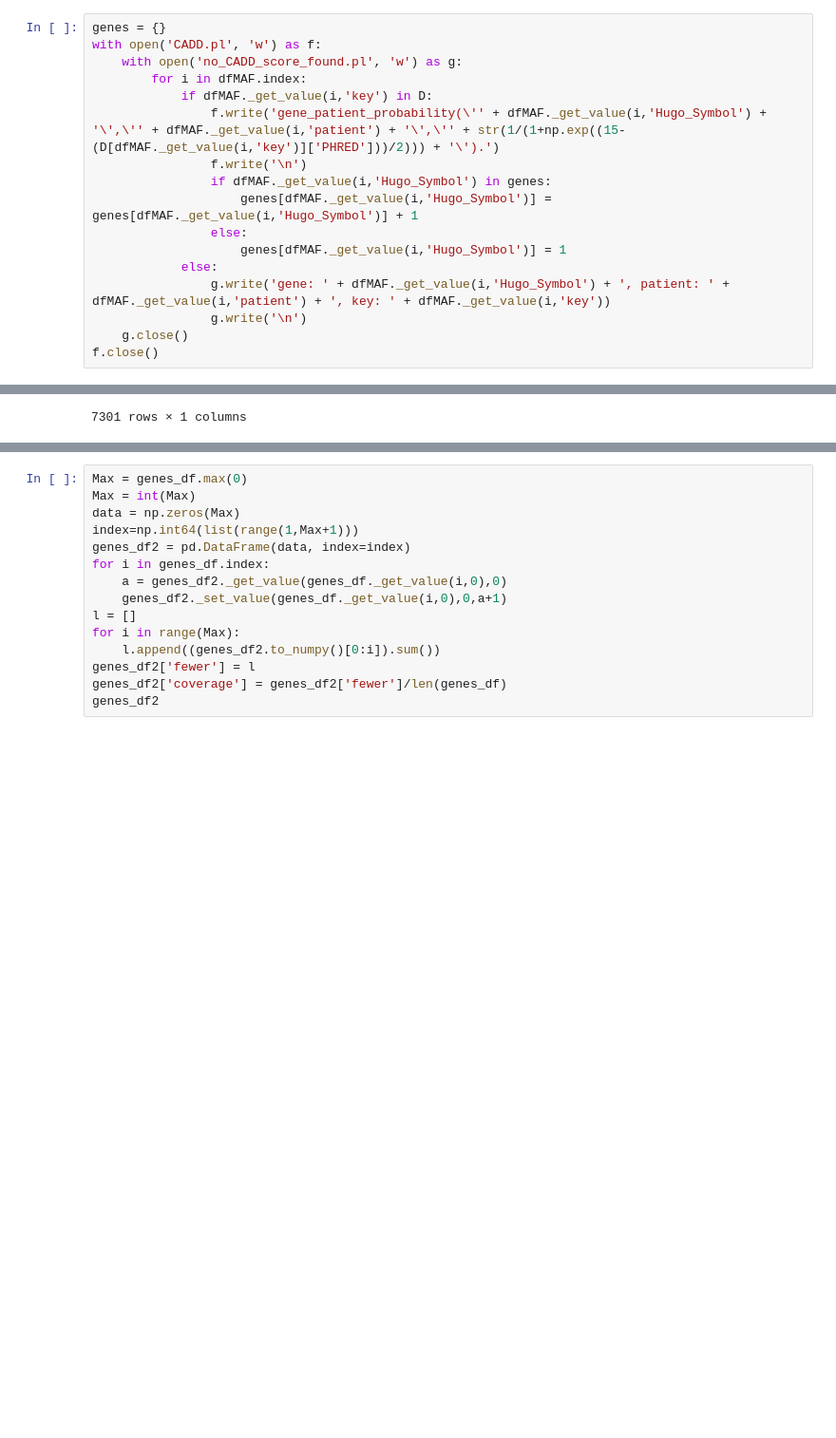
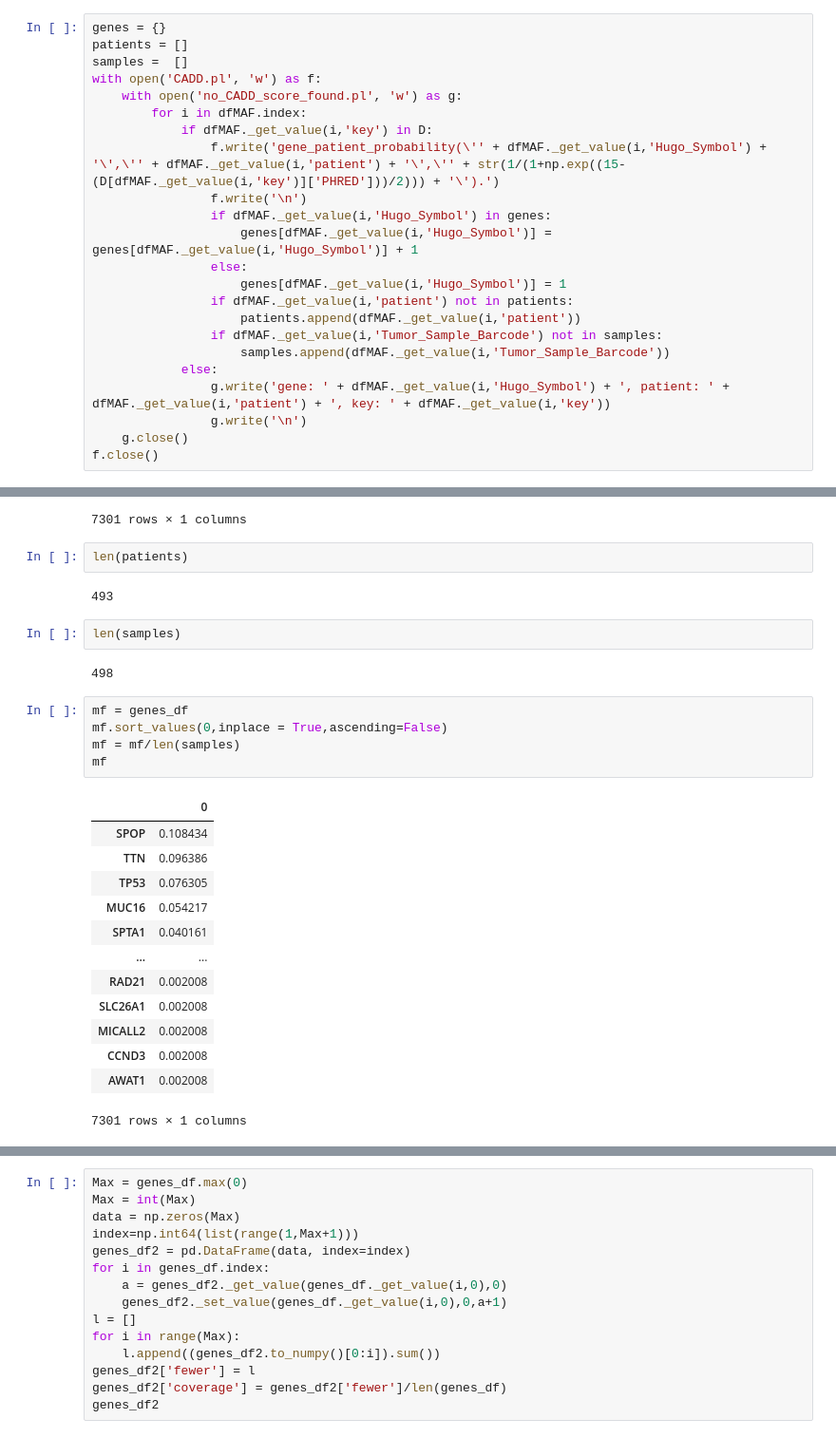
Before and after one commit to dmartmillan/OMEN, a Jupyter notebook: new_data/gene_patient_CADD.ipynb, the cells around one changed output, grey strips where cells are left out. Shown: that part at 95% size. Saved outputs shown, nothing was run; the diff lists cells and outputs as text; blank space fills up the shorter version.

```diff
--- a/new_data/gene_patient_CADD.ipynb
+++ b/new_data/gene_patient_CADD.ipynb
@@ -175,6 +175,8 @@ See the caveats in the documentation: https://pandas.pydata.org/pandas-docs/stab
 35140 rows × 8 columns
 # %%
 genes = {}
+patients = []
+samples =  []
 with open('CADD.pl', 'w') as f:
     with open('no_CADD_score_found.pl', 'w') as g:
         for i in dfMAF.index:
@@ -185,6 +187,10 @@ with open('CADD.pl', 'w') as f:
                     genes[dfMAF._get_value(i,'Hugo_Symbol')] = genes[dfMAF._get_value(i,'Hugo_Symbol')] + 1
                 else:
                     genes[dfMAF._get_value(i,'Hugo_Symbol')] = 1
+                if dfMAF._get_value(i,'patient') not in patients:
+                    patients.append(dfMAF._get_value(i,'patient'))
+                if dfMAF._get_value(i,'Tumor_Sample_Barcode') not in samples:
+                    samples.append(dfMAF._get_value(i,'Tumor_Sample_Barcode'))
             else:
                 g.write('gene: ' + dfMAF._get_value(i,'Hugo_Symbol') + ', patient: ' + dfMAF._get_value(i,'patient') + ', key: ' + dfMAF._get_value(i,'key'))
                 g.write('\n')
@@ -207,3 +213,30 @@ genes_df
 | PHKA2 | 1 |
 | AWAT1 | 1 |
 7301 rows × 1 columns
+# %%
+len(patients)
+# %% [output]
+493
+# %%
+len(samples)
+# %% [output]
+498
+# %%
+mf = genes_df
+mf.sort_values(0,inplace = True,ascending=False)
+mf = mf/len(samples)
+mf
+# %% [output]
+|  | 0 |
+| SPOP | 0.108434 |
+| TTN | 0.096386 |
+| TP53 | 0.076305 |
+| MUC16 | 0.054217 |
+| SPTA1 | 0.040161 |
+| ... | ... |
+| RAD21 | 0.002008 |
+| SLC26A1 | 0.002008 |
+| MICALL2 | 0.002008 |
+| CCND3 | 0.002008 |
+| AWAT1 | 0.002008 |
+7301 rows × 1 columns
```
Also changed, not shown: parts of 1 cell of this notebook, 1 other file.
